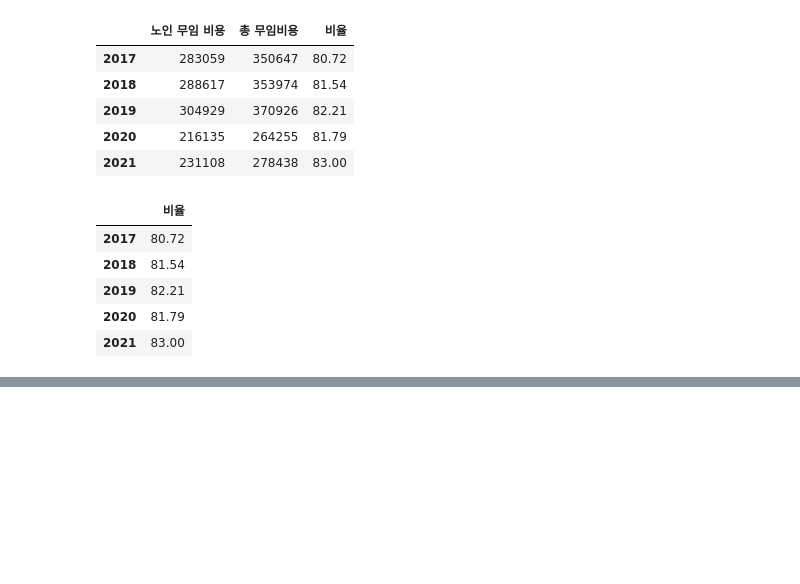
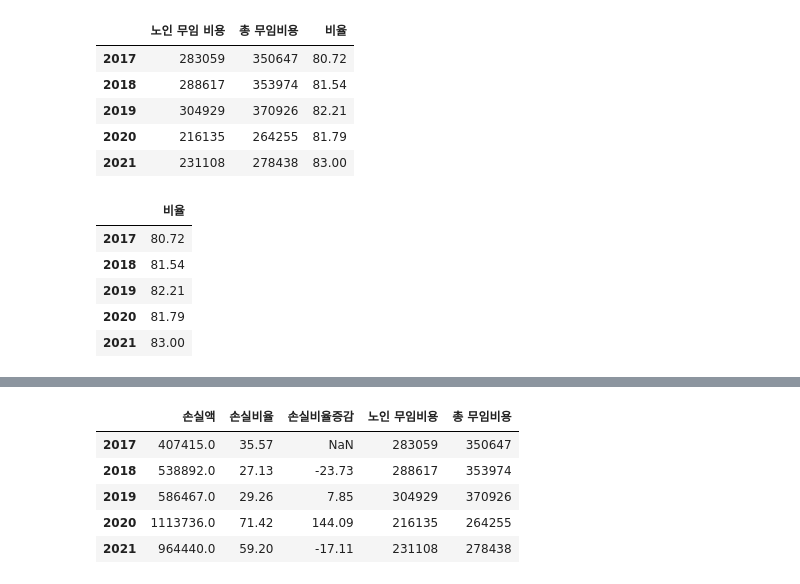
Before and after one commit to limjs1024/semi-project, a Jupyter notebook: teamprject.ipynb, the cells around one changed output, grey strips where cells are left out. Cells and saved outputs as stored; diff of their text form; code cells hidden in the pictures; blank space fills up the shorter version.

```diff
--- a/teamprject.ipynb
+++ b/teamprject.ipynb
@@ -598,0 +586,3 @@ seoul_old6.plot.bar()
+# %%
+loss=budget3.T
+loss
@@ -598,0 +596,3 @@ seoul_old6.plot.bar()
+# %%
+loss.columns.name='연도'
+loss
@@ -598,0 +606,3 @@ seoul_old6.plot.bar()
+# %%
+loss2=loss.drop('매출액',axis=1)
+loss2
@@ -598,0 +616,3 @@ seoul_old6.plot.bar()
+# %%
+seoul_old5.rename(columns={'노인 무임 비용':'노인 무임비용'},inplace=True)
+seoul_old5
@@ -598,0 +626,10 @@ seoul_old6.plot.bar()
+# %%
+loss_free=pd.concat([loss2,seoul_old5],axis=1)
+loss_free
+# %% [output]
+|  | 손실액 | 손실비율 | 손실비율증감 | 노인 무임비용 | 총 무임비용 |
+| 2017 | 407415.0 | 35.57 | NaN | 283059 | 350647 |
+| 2018 | 538892.0 | 27.13 | -23.73 | 288617 | 353974 |
+| 2019 | 586467.0 | 29.26 | 7.85 | 304929 | 370926 |
+| 2020 | 1113736.0 | 71.42 | 144.09 | 216135 | 264255 |
+| 2021 | 964440.0 | 59.20 | -17.11 | 231108 | 278438 |
```
Also changed, not shown: parts of 9 cells of this notebook.
